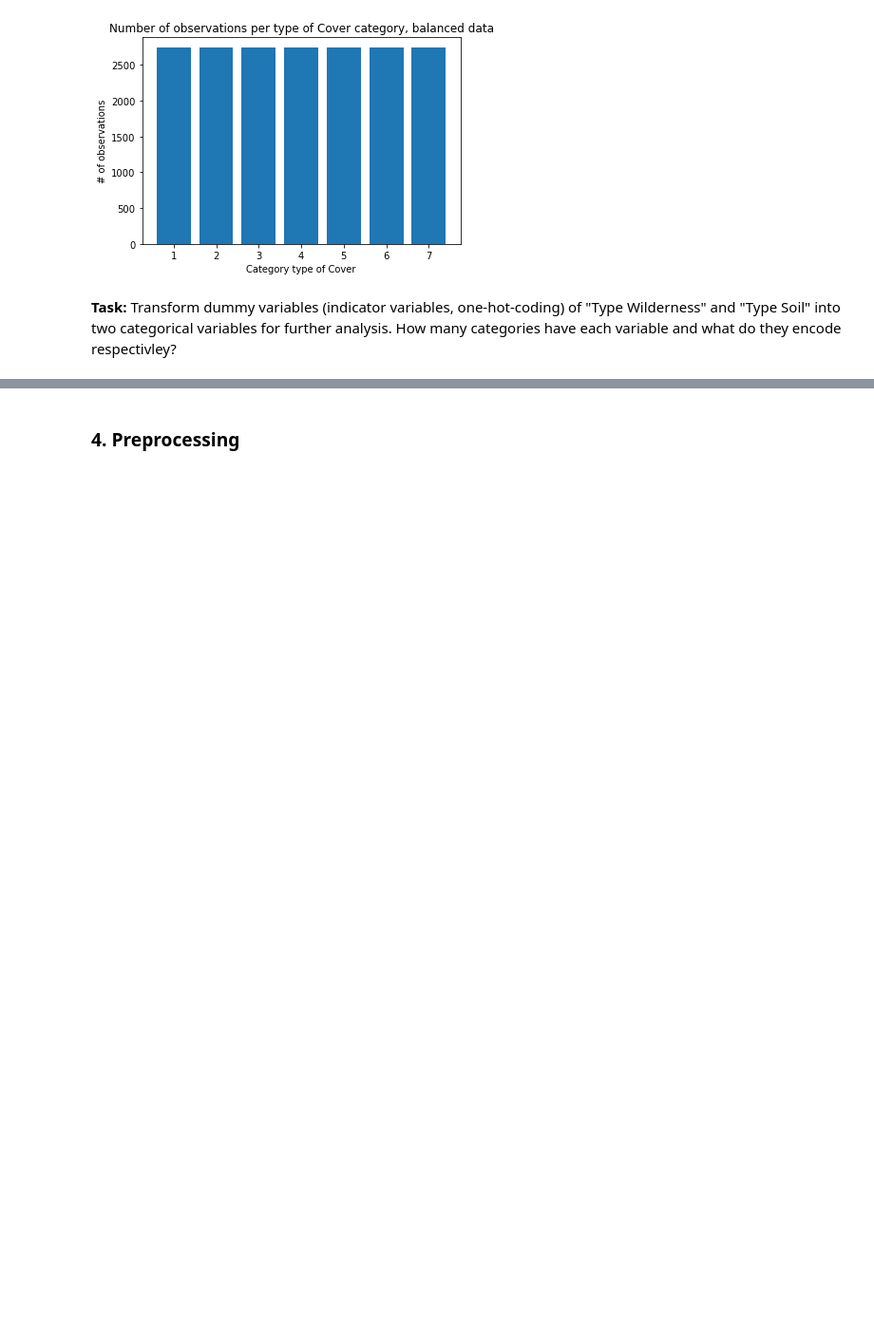
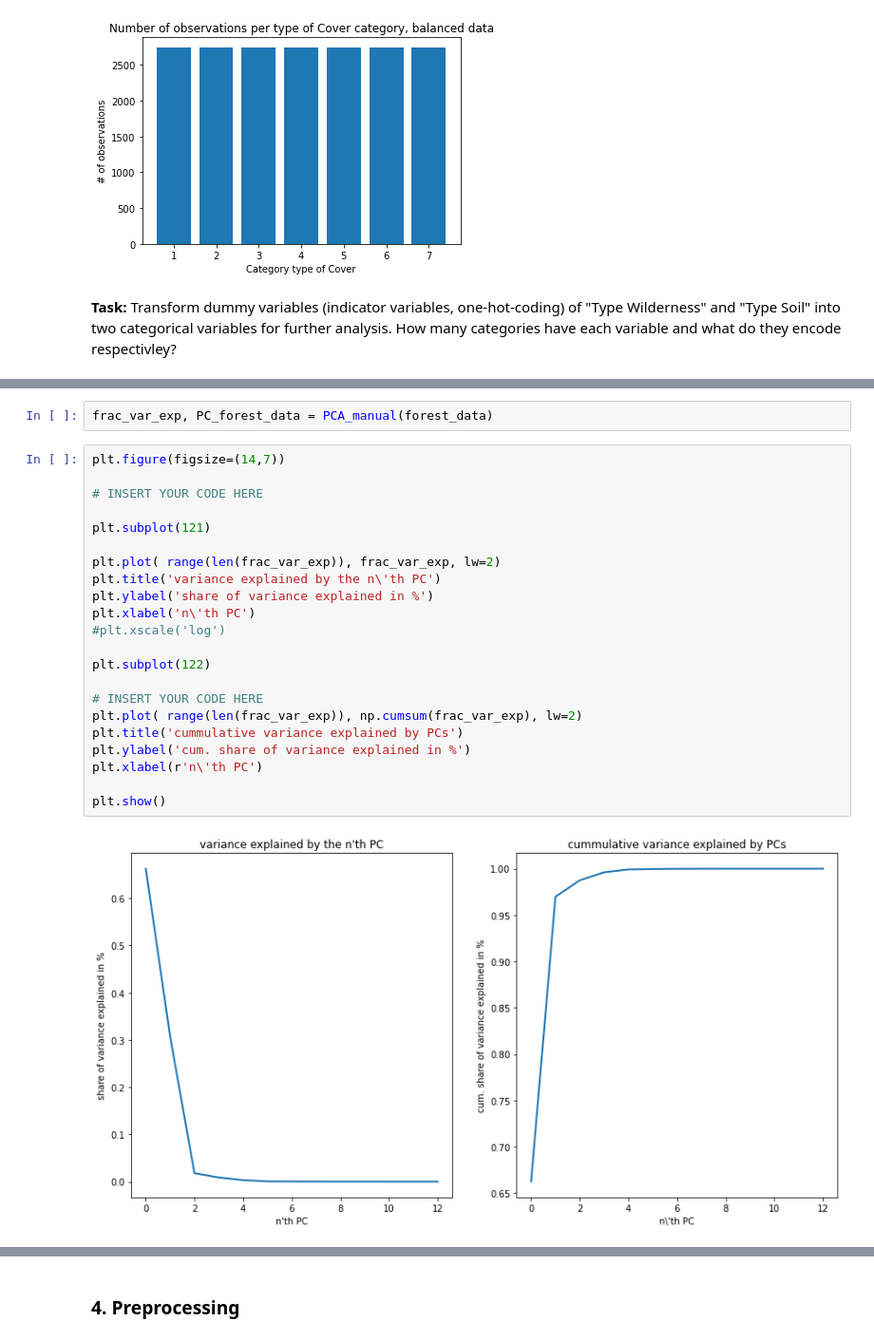
Before and after one commit to CorrelAid/correlaid-machine-learning-spring-school, a Jupyter notebook: notebooks/CorrelAid_ML_winterschool_05.ipynb, the cells around one changed output, grey strips where cells are left out. Shown at 95% size. Cells and saved outputs as stored; diff of their text form; blank space fills up the shorter version.

```diff
--- a/notebooks/CorrelAid_ML_winterschool_05.ipynb
+++ b/notebooks/CorrelAid_ML_winterschool_05.ipynb
@@ -346,0 +389,26 @@ You can find a very detailed and intuitive explanation here: https://stats.stack
+# %%
+frac_var_exp, PC_forest_data = PCA_manual(forest_data)
+# %%
+plt.figure(figsize=(14,7))
+
+# INSERT YOUR CODE HERE
+
+plt.subplot(121)
+
+plt.plot( range(len(frac_var_exp)), frac_var_exp, lw=2)
+plt.title('variance explained by the n\'th PC')
+plt.ylabel('share of variance explained in %')
+plt.xlabel('n\'th PC')
+#plt.xscale('log')
+
+plt.subplot(122)
+
+# INSERT YOUR CODE HERE
+plt.plot( range(len(frac_var_exp)), np.cumsum(frac_var_exp), lw=2)
+plt.title('cummulative variance explained by PCs')
+plt.ylabel('cum. share of variance explained in %')
+plt.xlabel(r'n\'th PC')
+
+plt.show()
+# %% [output]
+[figure, added]
```
Also changed, not shown: parts of 35 cells of this notebook.
